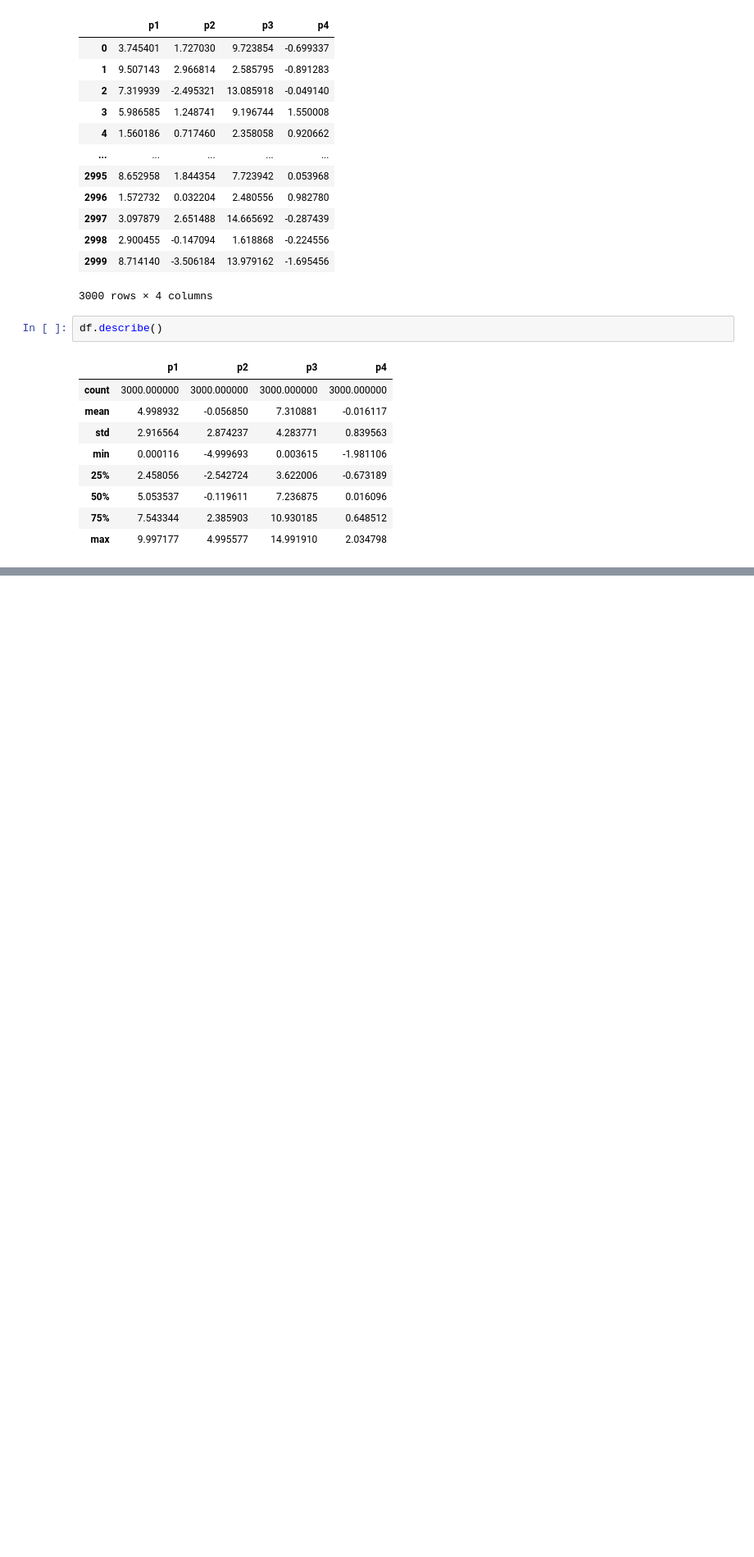
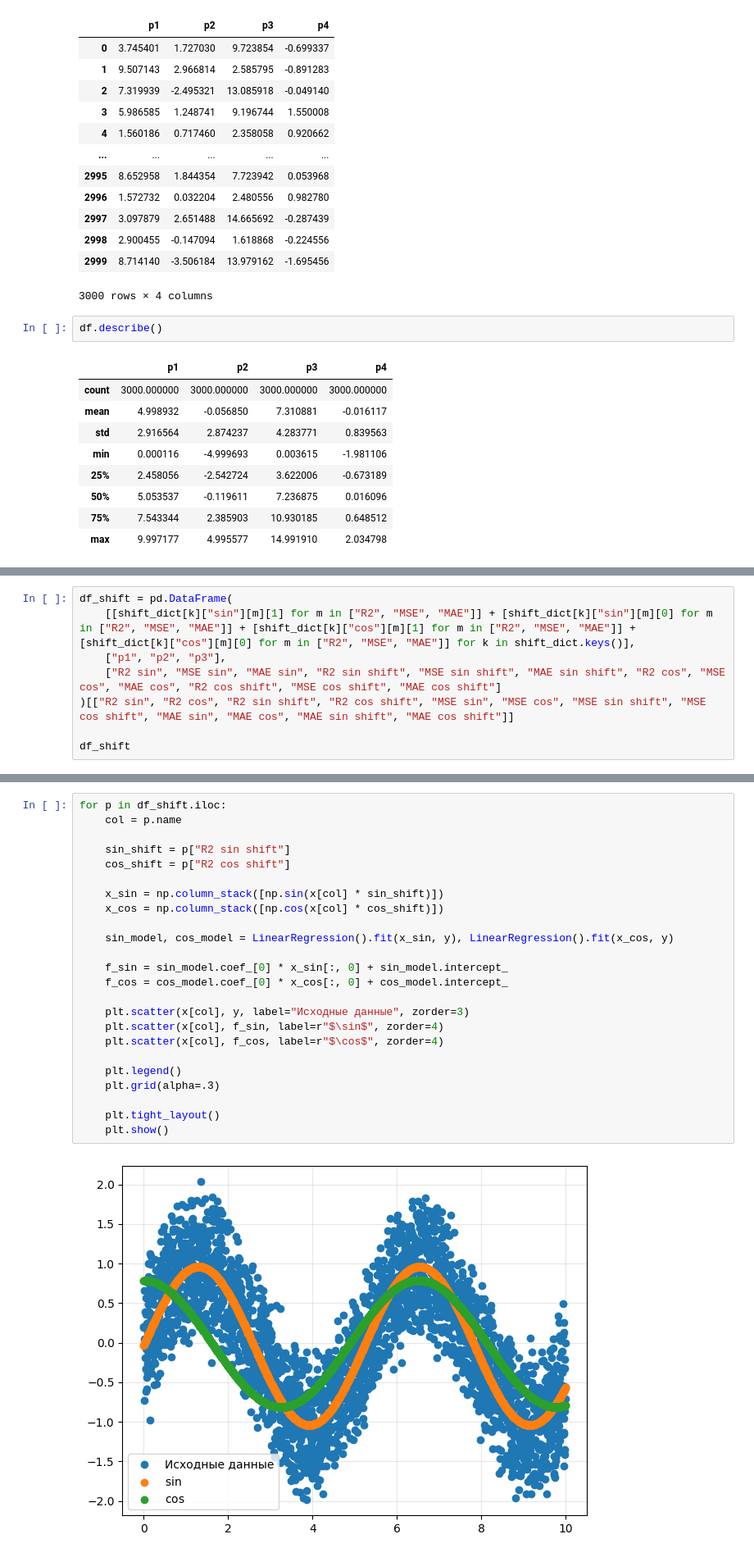
Before and after one commit to egorbeckish/Masters-program, a Jupyter notebook: 1. First Course/Semester 1/Регрессоры/4. Декабрь/04.12.2025/main.ipynb, the cells around one changed output, grey strips where cells are left out. Shown at 82% size. Saved outputs shown, nothing was run; the diff lists cells and outputs as text; blank space fills up the shorter version.

```diff
--- a/1. First Course/Semester 1/Регрессоры/4. Декабрь/04.12.2025/main.ipynb
+++ b/1. First Course/Semester 1/Регрессоры/4. Декабрь/04.12.2025/main.ipynb
@@ -317,0 +145,8 @@ y = 0.03743895288045229 * k_1 + 0.0 * k_2 + 0.0 * k_3 + 7.18566441204593
+# %%
+df_shift = pd.DataFrame(
+	[[shift_dict[k]["sin"][m][1] for m in ["R2", "MSE", "MAE"]] + [shift_dict[k]["sin"][m][0] for m in ["R2", "MSE", "MAE"]] + [shift_dict[k]["cos"][m][1] for m in ["R2", "MSE", "MAE"]] + [shift_dict[k]["cos"][m][0] for m in ["R2", "MSE", "MAE"]] for k in shift_dict.keys()],
+	["p1", "p2", "p3"],
+	["R2 sin", "MSE sin", "MAE sin", "R2 sin shift", "MSE sin shift", "MAE sin shift", "R2 cos", "MSE cos", "MAE cos", "R2 cos shift", "MSE cos shift", "MAE cos shift"]
+)[["R2 sin", "R2 cos", "R2 sin shift", "R2 cos shift", "MSE sin", "MSE cos", "MSE sin shift", "MSE cos shift", "MAE sin", "MAE cos", "MAE sin shift", "MAE cos shift"]]
+
+df_shift
@@ -317,0 +158,26 @@ y = 0.03743895288045229 * k_1 + 0.0 * k_2 + 0.0 * k_3 + 7.18566441204593
+# %%
+for p in df_shift.iloc:
+	col = p.name
+
+	sin_shift = p["R2 sin shift"]
+	cos_shift = p["R2 cos shift"]
+
+	x_sin = np.column_stack([np.sin(x[col] * sin_shift)])
+	x_cos = np.column_stack([np.cos(x[col] * cos_shift)])
+
+	sin_model, cos_model = LinearRegression().fit(x_sin, y), LinearRegression().fit(x_cos, y)
+
+	f_sin = sin_model.coef_[0] * x_sin[:, 0] + sin_model.intercept_
+	f_cos = cos_model.coef_[0] * x_cos[:, 0] + cos_model.intercept_
+
+	plt.scatter(x[col], y, label="Исходные данные", zorder=3)
+	plt.scatter(x[col], f_sin, label=r"$\sin$", zorder=4)
+	plt.scatter(x[col], f_cos, label=r"$\cos$", zorder=4)
+
+	plt.legend()
+	plt.grid(alpha=.3)
+
+	plt.tight_layout()
+	plt.show()
+# %% [output]
+[figure, added]
```
Also changed, not shown: parts of 17 cells of this notebook, 1 other file.
